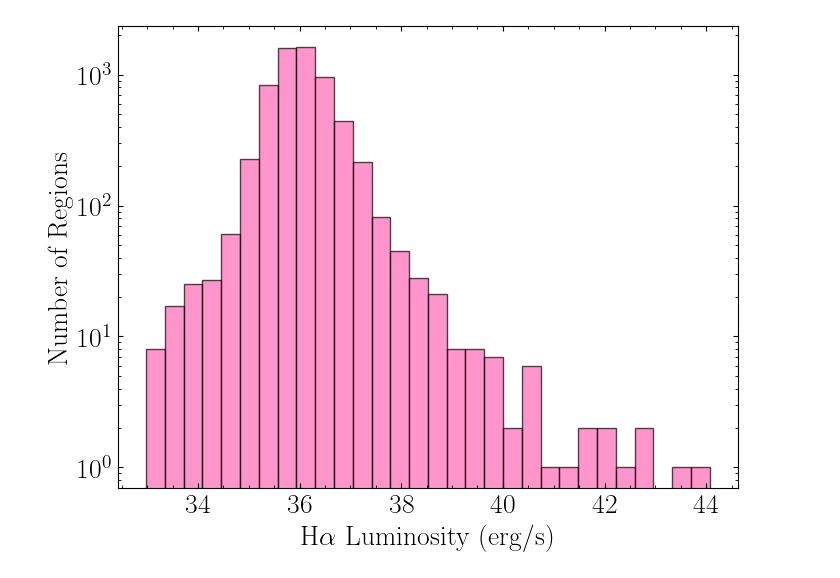
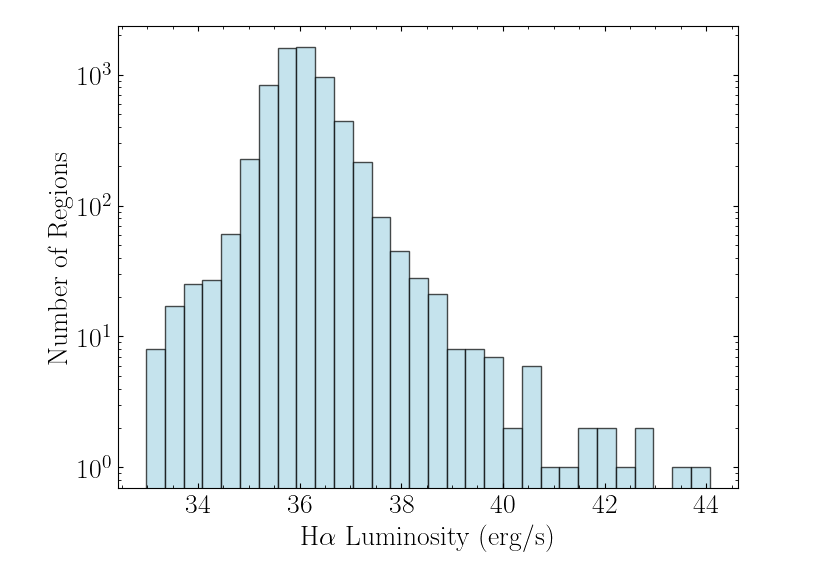
Before and after one commit to emmajarvis/M33-HII-region-catalog, a Jupyter notebook: 8_catalog_plots.ipynb, the cells around one changed output. Saved outputs shown, nothing was run; the diff lists cells and outputs as text; code cells hidden in the pictures.

```diff
--- a/8_catalog_plots.ipynb
+++ b/8_catalog_plots.ipynb
@@ -1200,13 +1239,13 @@ plt.show()
 # %%
 # plot the luminosity function
 plt.figure(figsize=(8, 6))
-plt.hist(np.log10(cat['L_Ha_raw_dered']), bins=30, color='hotpink', edgecolor='k', alpha = 0.7)
+plt.hist(np.log10(cat['L_Ha_sum_dered']), bins=30, color='lightblue', edgecolor='k', alpha = 0.7)
 plt.xlabel(r'H$\alpha$ Luminosity (erg/s)')
 plt.ylabel('Number of Regions')
 plt.yscale('log')
 plt.minorticks_on()
 # plt.grid(True, which='both', ls='--', lw=0.5)
 plt.savefig('plots/M33_HII_luminosity_function.png', dpi=300, bbox_inches='tight')
 plt.show()
 # %% [output]
-[figure, old version]
+[figure, new version]
```
Also changed, not shown: parts of 8 cells of this notebook, 10 other files.
